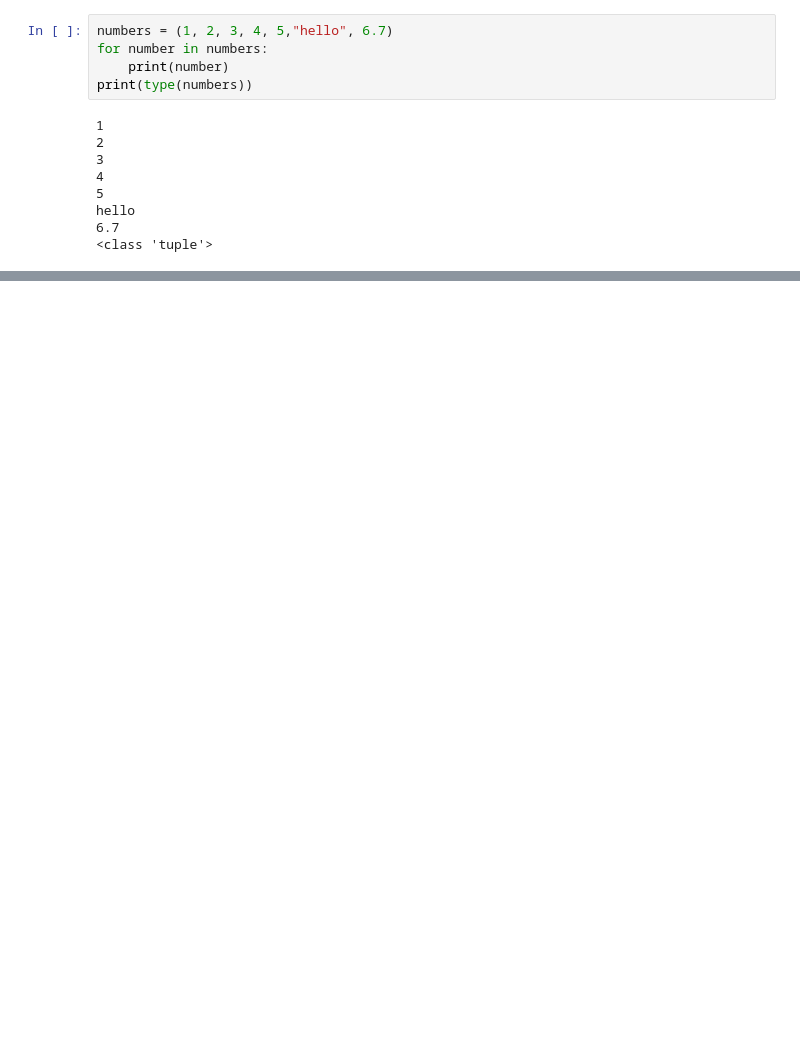
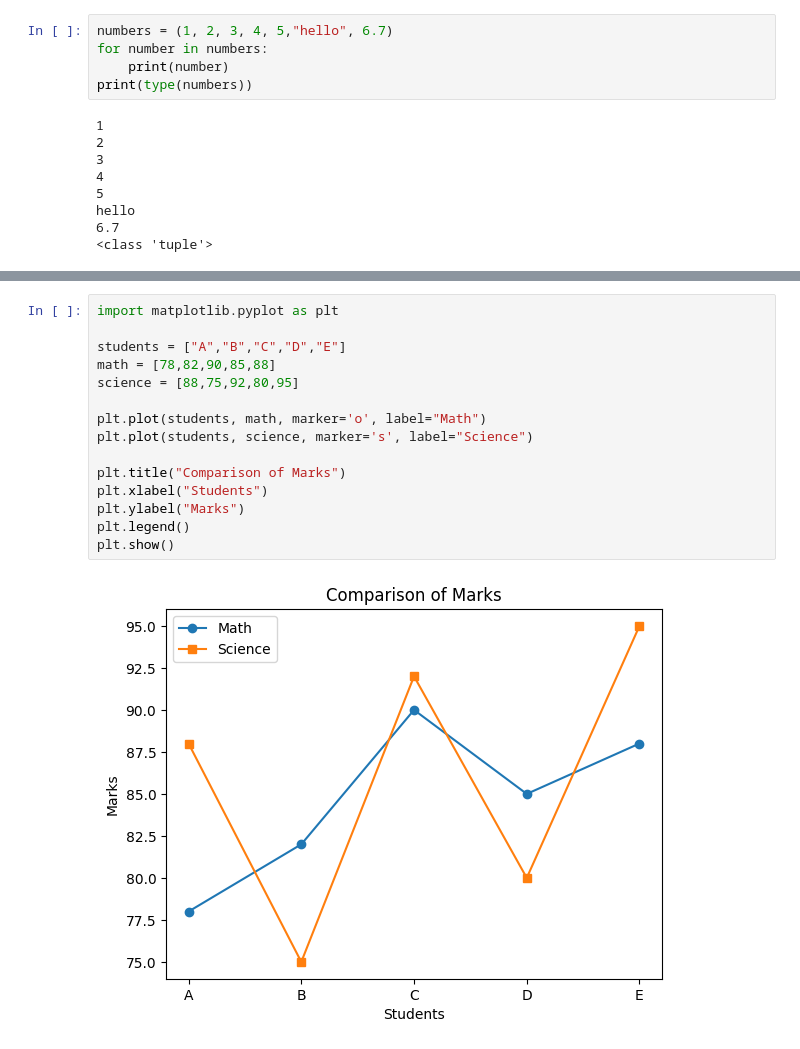
Before and after one commit to Muruli72/python, a Jupyter notebook: test.ipynb, the cells around one changed output, grey strips where cells are left out. Drawn from its saved outputs; the diff is of its cells as text; blank space fills up the shorter version.

```diff
--- a/test.ipynb
+++ b/test.ipynb
@@ -51,0 +618,17 @@ hello
+# %%
+import matplotlib.pyplot as plt
+
+students = ["A","B","C","D","E"]
+math = [78,82,90,85,88]
+science = [88,75,92,80,95]
+
+plt.plot(students, math, marker='o', label="Math")
+plt.plot(students, science, marker='s', label="Science")
+
+plt.title("Comparison of Marks")
+plt.xlabel("Students")
+plt.ylabel("Marks")
+plt.legend()
+plt.show()
+# %% [output]
+[figure, added]
```
Also changed, not shown: parts of 66 cells of this notebook, 28 other files.
